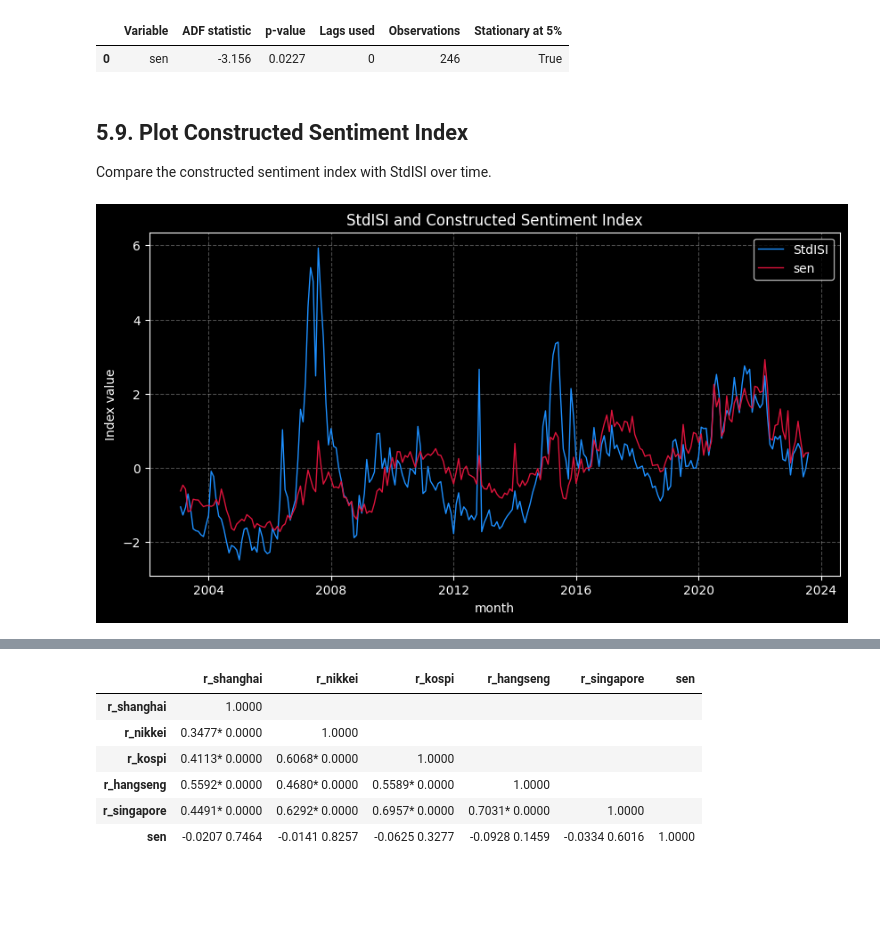
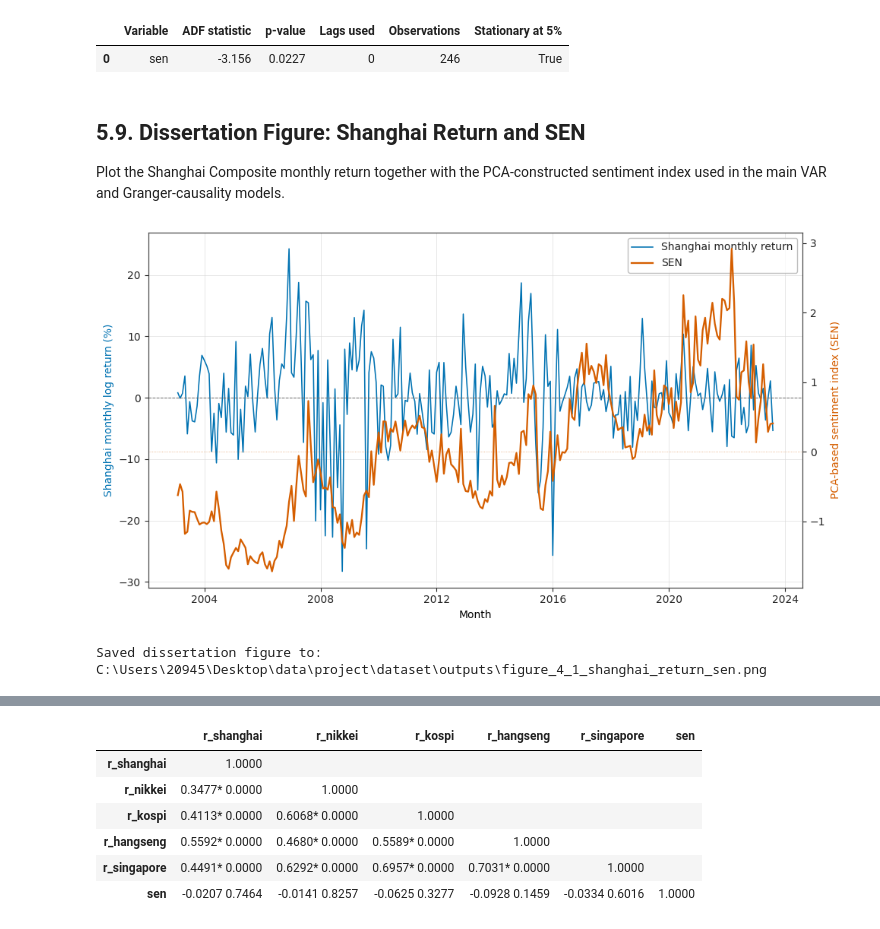
Before and after one commit to yang2094582004-ai/MSIN0114---Dissertation, a Jupyter notebook: Baseline_Analysis_without_SP500.ipynb, the cells around one changed output, grey strips where cells are left out. Cells and saved outputs as stored; diff of their text form; code cells hidden in the pictures; blank space fills up the shorter version.

Commit message:
Initial dissertation project setup

```diff
--- a/Baseline_Analysis_without_SP500.ipynb
+++ b/Baseline_Analysis_without_SP500.ipynb
@@ -1341,34 +1432,68 @@ display(adf_sen_results.round({"ADF statistic": 4, "p-value": 4}))
 |  | Variable | ADF statistic | p-value | Lags used | Observations | Stationary at 5% |
 | 0 | sen | -3.156 | 0.0227 | 0 | 246 | True |
 # %% [markdown]
-## 5.9. Plot Constructed Sentiment Index
+## 5.9. Dissertation Figure: Shanghai Return and SEN
 
-Compare the constructed sentiment index with StdISI over time.
+Plot the Shanghai Composite monthly return together with the PCA-constructed sentiment index used in the main VAR and Granger-causality models.
 # %%
-# Plot constructed sentiment index against StdISI.
-plt.figure(figsize=(10, 5))
+# Dissertation figure: Shanghai monthly return and PCA-based SEN.
+import matplotlib.dates as mdates
+plt.style.use("default")
+# Separate y-axes are used because returns and SEN have different units and scales.
+fig, ax_return = plt.subplots(figsize=(10, 5.4), facecolor="white")
+ax_sen = ax_return.twinx()
+ax_return.set_facecolor("white")
+ax_sen.set_facecolor("none")
 
-plt.plot(
+return_line = ax_return.plot(
     analysis_df["month_dt"],
-    analysis_df["StdISI"],
-    label="StdISI",
-    color="dodgerblue",
-    linewidth=1
+    analysis_df["r_shanghai"],
+    color="#0072B2",
+    linewidth=1.15,
+    label="Shanghai monthly return"
+)
+sen_line = ax_sen.plot(
+    analysis_df["month_dt"],
+    analysis_df["sen"],
+    color="#D55E00",
+    linewidth=1.65,
+    label="SEN"
 )
 
-plt.plot(
-    analysis_df["month_dt"],
-    analysis_df["sen"],
-    label="sen",
-    color="crimson",
-    linewidth=1
+ax_return.axhline(0, color="#666666", linewidth=0.7, linestyle="--")
+ax_sen.axhline(0, color="#D55E00", linewidth=0.6, linestyle=":", alpha=0.55)
+ax_return.set_xlabel("Month")
+ax_return.set_ylabel("Shanghai monthly log return (%)", color="#0072B2")
+ax_sen.set_ylabel("PCA-based sentiment index (SEN)", color="#D55E00")
+ax_return.tick_params(axis="both", colors="#222222", labelsize=10)
+ax_sen.tick_params(axis="y", colors="#222222", labelsize=10)
+ax_return.xaxis.set_major_locator(mdates.YearLocator(4))
+ax_return.xaxis.set_major_formatter(mdates.DateFormatter("%Y"))
+ax_return.grid(axis="both", color="#D9D9D9", linewidth=0.6, alpha=0.75)
+ax_return.set_axisbelow(True)
+for axis in (ax_return, ax_sen):
+    for spine in axis.spines.values():
+        spine.set_color("#444444")
+        spine.set_linewidth(0.8)
+
+lines = return_line + sen_line
+legend = ax_return.legend(
+    lines,
+    [line.get_label() for line in lines],
+    loc="upper right",
+    frameon=True,
+    facecolor="white",
+    edgecolor="#B0B0B0"
 )
+for text in legend.get_texts():
+    text.set_color("#222222")
+fig.tight_layout()
 
-plt.xlabel("month")
-plt.ylabel("Index value")
-plt.title("StdISI and Constructed Sentiment Index")
-plt.legend()
-plt.grid(True, linestyle="--", alpha=0.3)
+figure_path = PROJECT_ROOT / "dataset" / "outputs" / "figure_4_1_shanghai_return_sen.png"
+fig.savefig(figure_path, dpi=300, bbox_inches="tight", facecolor="white")
 plt.show()
+
+print(f"Saved dissertation figure to: {figure_path}")
 # %% [output]
-[figure, old version]
+[figure, new version]
+Saved dissertation figure to: C:\Users\20945\Desktop\data\project\dataset\outputs\figure_4_1_shanghai_return_sen.png
```
Also changed, not shown: parts of 26 cells of this notebook, 14 other files.
